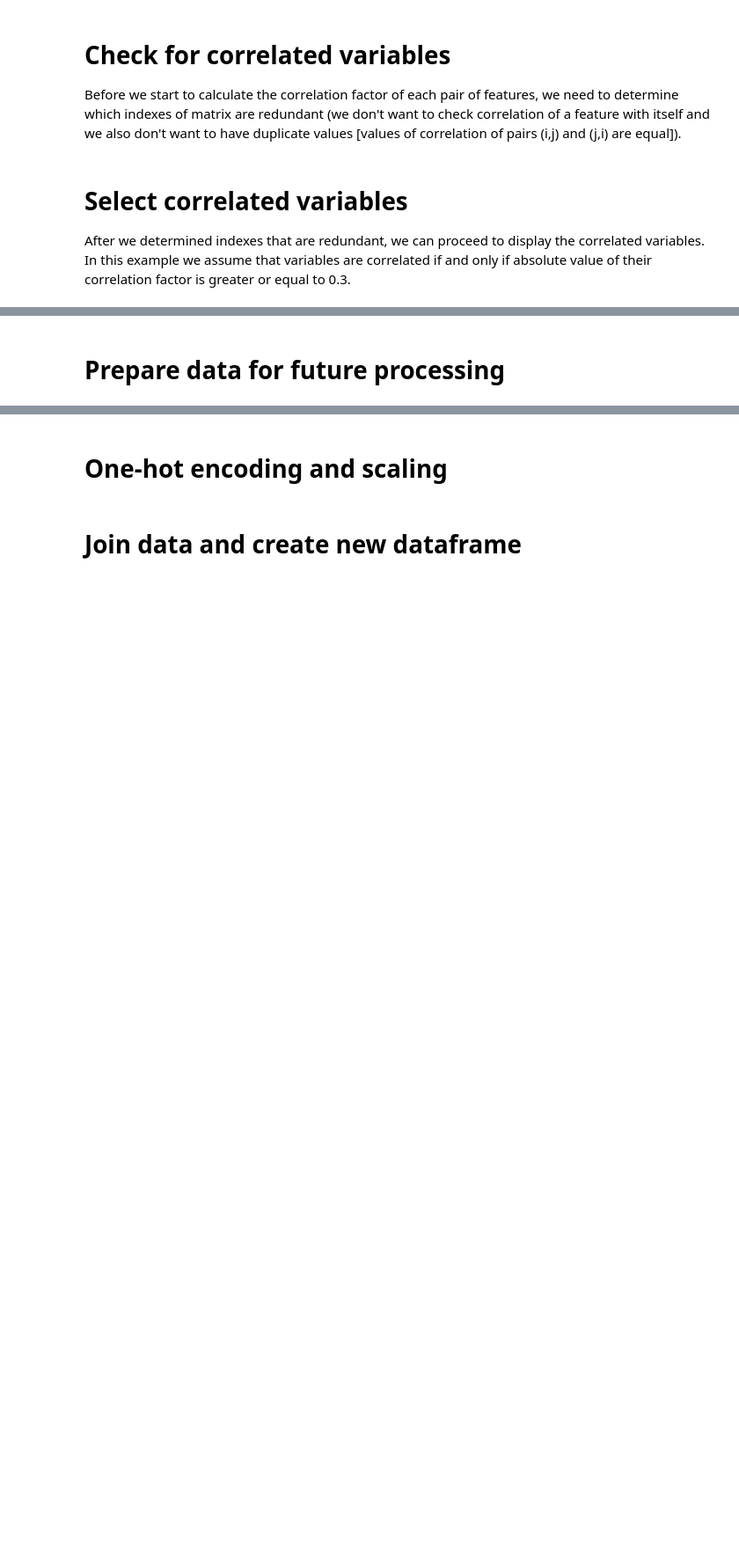
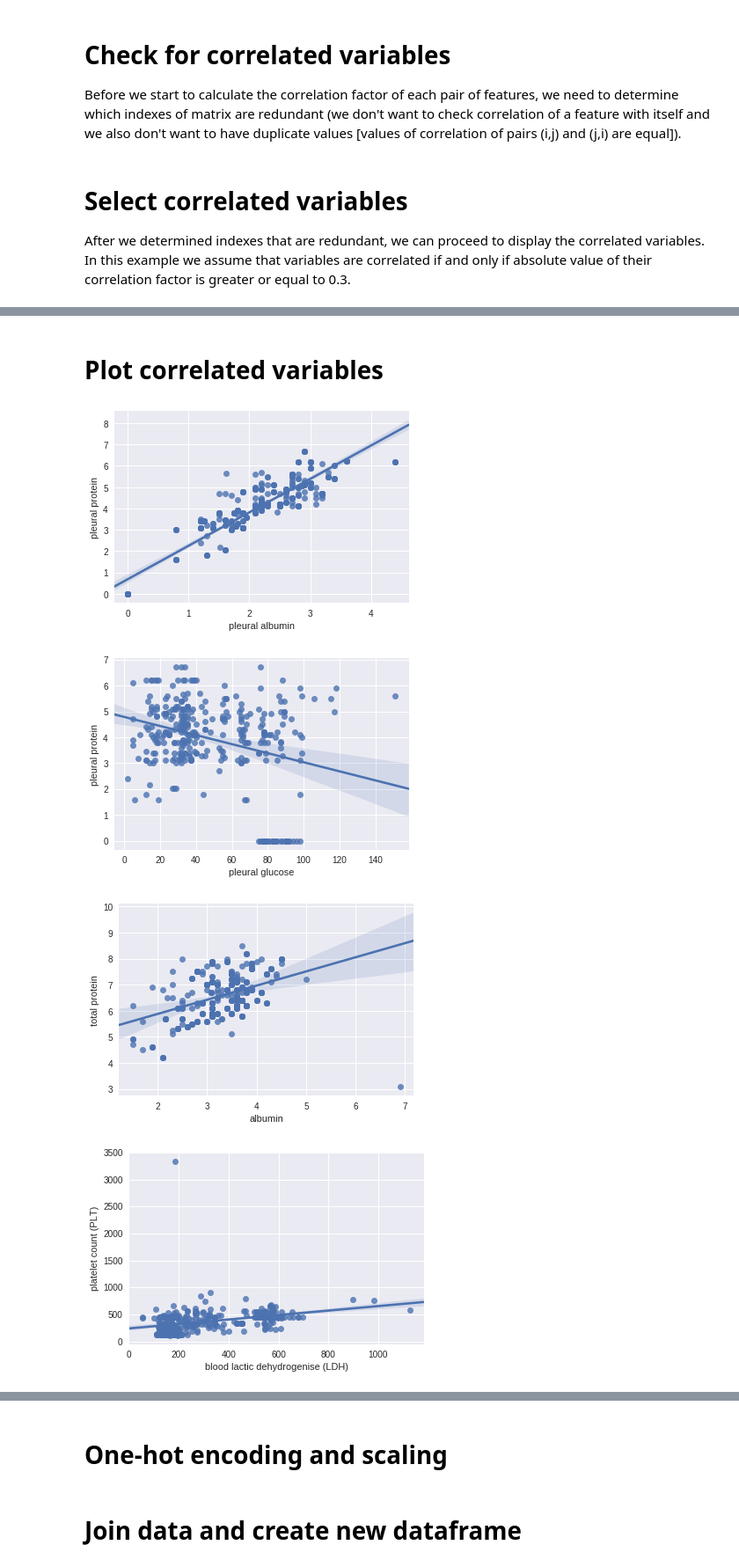
Before and after one commit to cheminfIBB/MM-diagnosis, a Jupyter notebook: Malignant mesothelioma analysis.ipynb, the cells around one changed output, grey strips where cells are left out. Shown at 88% size. Drawn from its saved outputs; the diff is of its cells as text; code cells hidden in the pictures; blank space fills up the shorter version.

```diff
--- a/Malignant mesothelioma analysis.ipynb
+++ b/Malignant mesothelioma analysis.ipynb
@@ -142,10 +141,10 @@ for i in range(0, continuous.shape[1]):
 After we determined indexes that are redundant, we can proceed to display the correlated variables. In this example we assume that variables are correlated if and only if absolute value of their correlation factor is greater or equal to 0.3.
 # %%
 corr_threshold = 0.3
-corr_pairs = continuous.corr().abs().unstack()
+corr_pairs = continuous.corr().unstack()
 corr_pairs = corr_pairs.drop(labels=redundant_pairs).sort_values(ascending=False)
 
-correlated = corr_pairs[corr_pairs >= corr_threshold]
+correlated = corr_pairs[corr_pairs.abs() >= corr_threshold]
 print(correlated)
 # %% [output]
 pleural protein                   pleural albumin                     0.911383
@@ -159,12 +158,21 @@ pleural protein                   pleural glucose                     0.302846
 dtype: float64
-# %% [markdown]
-# Prepare data for future processing
+# %% [markdown]
+# Plot correlated variables
 # %%
-d = correlated.to_dict()
+corr = {}
 
-corr = {}
-for key in d:
+for key in correlated.to_dict():
     if key[0] not in corr:
         corr[key[0]] = [key[1]]
     else:
         corr[key[0]].append(key[1])
+
+for variable in corr:
+    for feature in corr[variable]:
+        plt.figure()
+        sns.regplot(data=continuous, x=feature, y=variable, fit_reg=True)
+# %% [output]
+[figure, added]
+[figure, added]
+[figure, added]
+[figure, added]
```
Also changed, not shown: parts of 16 cells of this notebook.
